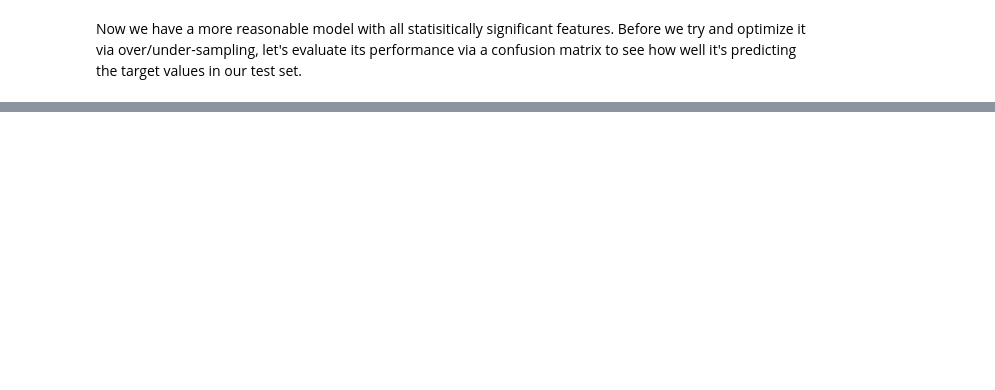
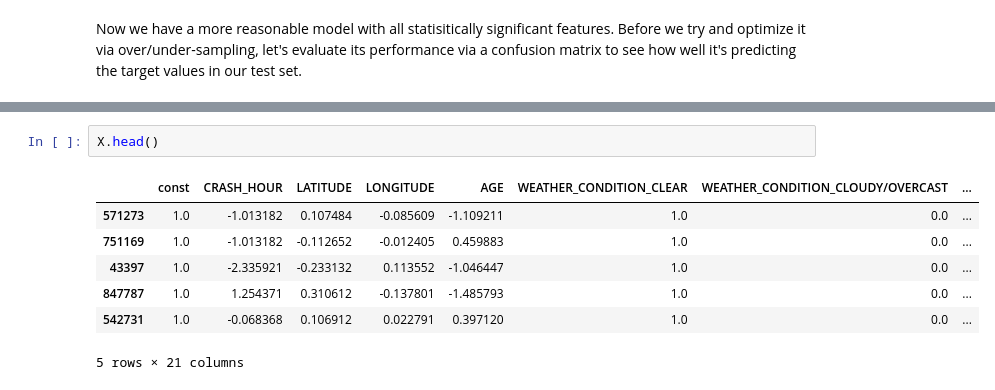
Before and after one commit to joeldmott/chicago_auto_accidents_project, a Jupyter notebook: project_notebook.ipynb, the cells around one changed output, grey strips where cells are left out. Drawn from its saved outputs; the diff is of its cells as text; blank space fills up the shorter version.

```diff
--- a/project_notebook.ipynb
+++ b/project_notebook.ipynb
@@ -907,0 +990,10 @@ KeyError: "[('PERSON_TYPE_DRIVER', 'TRAVEL_DIRECTION_NW', 'TRAVEL_DIRECTION_NE',
+# %%
+X.head()
+# %% [output]
+|  | const | CRASH_HOUR | LATITUDE | LONGITUDE | AGE | WEATHER_CONDITION_CLEAR | WEATHER_CONDITION_CLOUDY/OVERCAST | ... |
+| 571273 | 1.0 | -1.013182 | 0.107484 | -0.085609 | -1.109211 | 1.0 | 0.0 | ... |
+| 751169 | 1.0 | -1.013182 | -0.112652 | -0.012405 | 0.459883 | 1.0 | 0.0 | ... |
+| 43397 | 1.0 | -2.335921 | -0.233132 | 0.113552 | -1.046447 | 1.0 | 0.0 | ... |
+| 847787 | 1.0 | 1.254371 | 0.310612 | -0.137801 | -1.485793 | 1.0 | 0.0 | ... |
+| 542731 | 1.0 | -0.068368 | 0.106912 | 0.022791 | 0.397120 | 1.0 | 0.0 | ... |
+5 rows × 21 columns
```
Also changed, not shown: parts of 19 cells of this notebook.
